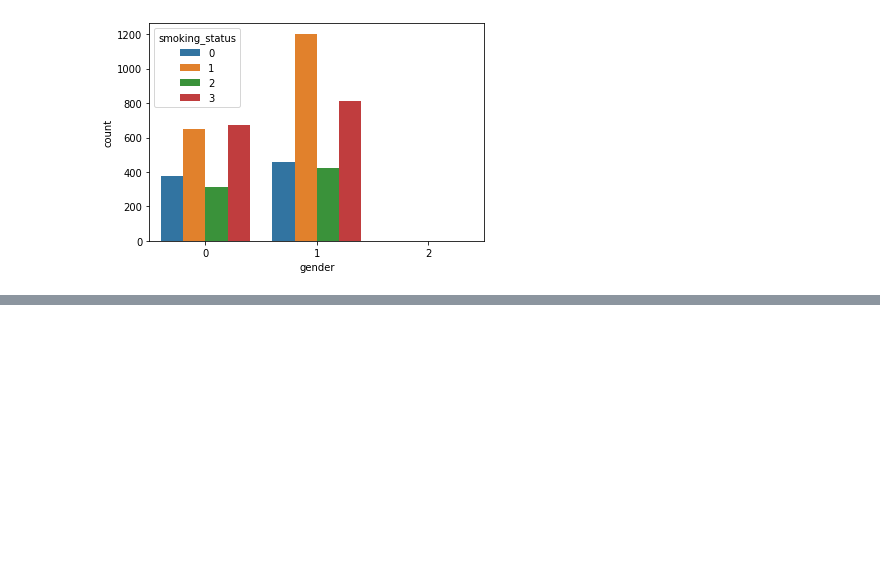
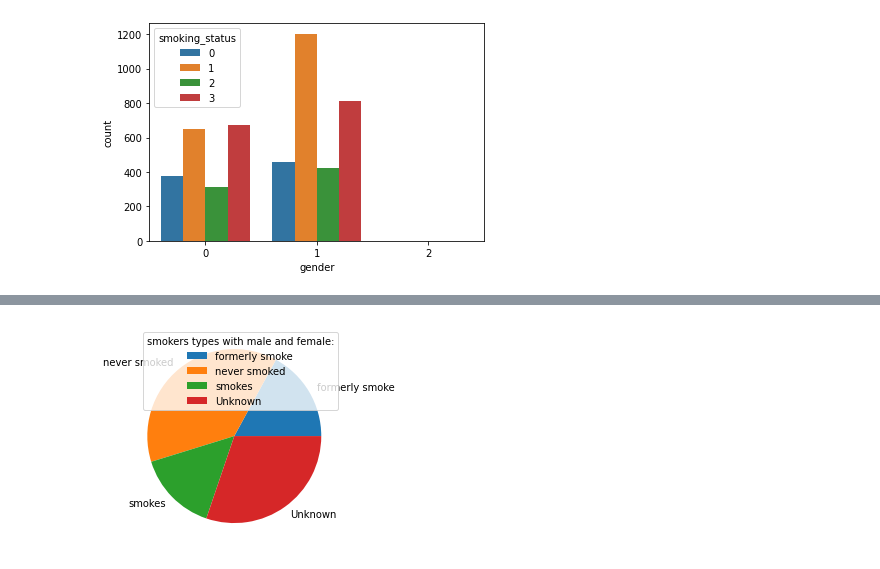
Before and after one commit to sairamdgr8/Stroke-predictions-Streamlit-Deployment, a Jupyter notebook: healthcare-stroke-prediction.ipynb, the cells around one changed output, grey strips where cells are left out. Drawn from its saved outputs; the diff is of its cells as text; code cells hidden in the pictures; blank space fills up the shorter version.

```diff
--- a/healthcare-stroke-prediction.ipynb
+++ b/healthcare-stroke-prediction.ipynb
@@ -288,0 +385,12 @@ sns.countplot(hue='smoking_status',x='gender',data=df)
+# %%
+import matplotlib.pyplot as plt
+import numpy as np
+
+y = np.array([df[df['smoking_status']==0].count().values[0],df[df['smoking_status']==1].count().values[0],df[df['smoking_status']==2].count().values[0],df[df['smoking_status']==3].count().values[0]])
+mylabels = ["formerly smoke", "never smoked", "smokes", "Unknown"]
+
+plt.pie(y, labels = mylabels)
+plt.legend(title = "smokers types with male and female:")
+plt.show()
+# %% [output]
+[figure, added]
```
Also changed, not shown: parts of 21 cells of this notebook.
